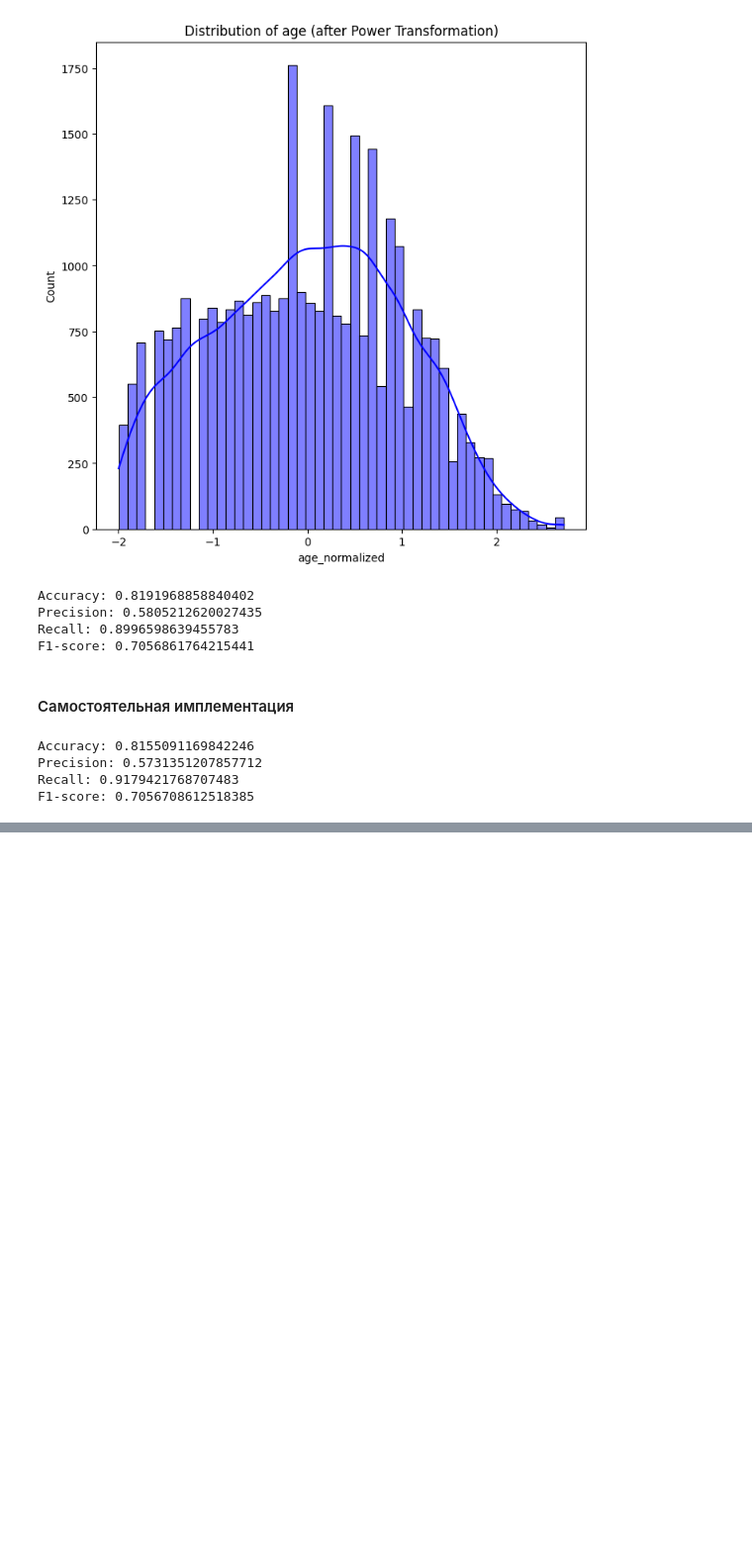
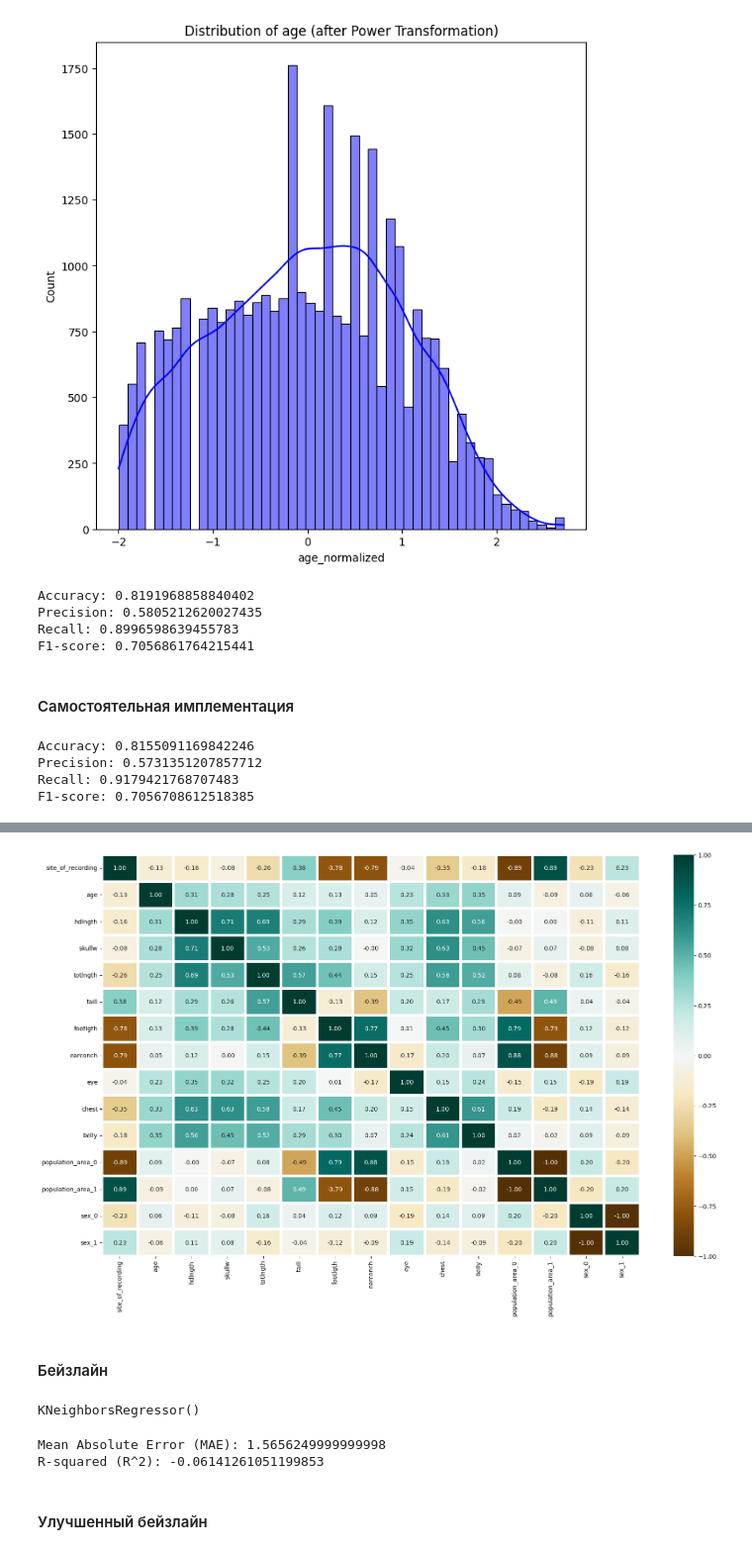
Before and after one commit to Unknown-reader/MK_multimedia, a Jupyter notebook: lab 1-5.ipynb, the cells around one changed output, grey strips where cells are left out. Shown at 99% size. Saved outputs shown, nothing was run; the diff lists cells and outputs as text; code cells hidden in the pictures; blank space fills up the shorter version.

```diff
--- a/lab 1-5.ipynb
+++ b/lab 1-5.ipynb
@@ -301,0 +340,8 @@ F1-score: 0.7056708612518385
+# %%
+possum_df['age'] = possum_df['age'].fillna(possum_df['age'].mean())
+possum_df['footlgth'] = possum_df['footlgth'].fillna(possum_df['footlgth'].mean())
+# %%
+possum_df = possum_df.drop(labels=['case'], axis=1)
+possum_df = possum_df.rename(columns={'Pop':'population_area', 'site':'site_of_recording'})
+possum_df = possum_df.replace(to_replace={'Vic': 'Victoria', 'm': 'male', 'f': 'female'})
+possum_df.head()
@@ -301,0 +355,9 @@ F1-score: 0.7056708612518385
+# %%
+categoric_columns_possum = possum_df.select_dtypes(include=[ 'object' ]).columns
+for column_name in categoric_columns_possum:
+    print(column_name)
+
+encoder = preprocessing.LabelEncoder()
+
+for col in categoric_columns_possum:
+    possum_df[col] = encoder.fit_transform(possum_df[col])
@@ -301,0 +367,4 @@ F1-score: 0.7056708612518385
+# %%
+possum_df['site_of_recording'] = encoder.fit_transform(possum_df['site_of_recording'])
+possum_df = pd.get_dummies(data = possum_df, columns = ['population_area', 'sex'])
+possum_df.head()
@@ -301,0 +378,10 @@ F1-score: 0.7056708612518385
+# %%
+corr = possum_df.corr()
+
+plt.figure(figsize = (20, 12))
+sns.heatmap(corr, linewidths = 4, annot = True, fmt = ".2f", cmap="BrBG")
+plt.show()
+# %% [output]
+[figure, added]
+# %% [markdown]
+#### Бейзлайн
@@ -301,0 +392,15 @@ F1-score: 0.7056708612518385
+# %%
+knn_reg = KNeighborsRegressor(n_neighbors=5)
+knn_reg.fit(X_train, y_train)
+# %% [output]
+KNeighborsRegressor()
+# %%
+y_get = knn_reg.predict(X_test)
+
+print(f"Mean Absolute Error (MAE): {mean_absolute_error(y_test, y_get)}")
+print(f"R-squared (R^2): {r2_score(y_test, y_get)}")
+# %% [output]
+Mean Absolute Error (MAE): 1.5656249999999998
+R-squared (R^2): -0.06141261051199853
+# %% [markdown]
+#### Улучшенный бейзлайн
```
Also changed, not shown: parts of 19 cells of this notebook, 1 other file.
